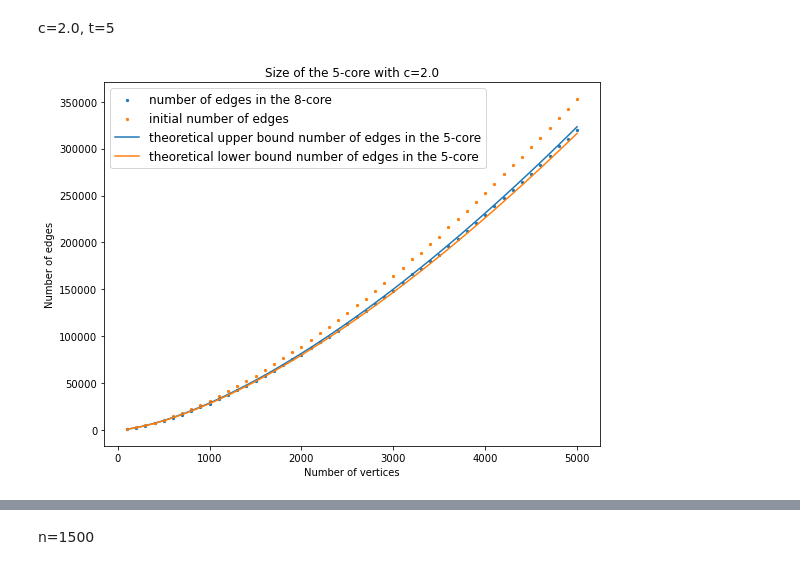
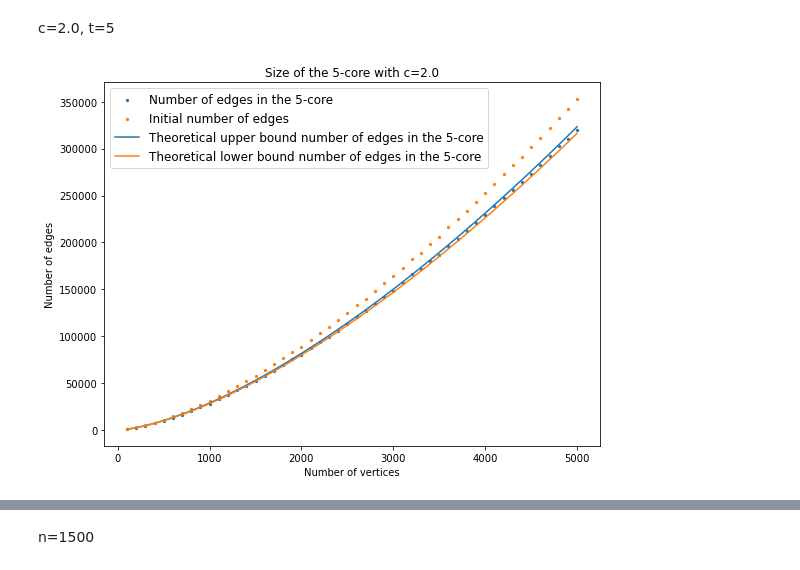
Before and after one commit to soumikdt/Edge-Collapse-On-Random-Clique-Complex, a Jupyter notebook: visual.ipynb, the cells around one changed output, grey strips where cells are left out. Drawn from its saved outputs; the diff is of its cells as text; code cells hidden in the pictures.

```diff
--- a/visual.ipynb
+++ b/visual.ipynb
@@ -126,36 +126,36 @@ def f(x,c):
 
 def gamma(c):
   maxt = t
   z=0
   for i in range(0,maxt+1):
     #print(i, z, 1-f(z,c)-(c**2)*z*((1-z)**2), 1- ((c**2)/3.0)*(1-(1-z)**3))
     z=f(z,c)
   return(z, 1-f(z,c)-(c**2)*z*((1-z)**2), 1- ((c**2)/3.0)*(1-(1-z)**3))#(\gamma,lowerbound,upperbound)
 
 def expedge(n,c):
 	return(0.5*c*(sqrt(n))*(n-1))
 
 thval= gamma(2.0)
 ub = thval[2]
 lb = thval[1]
 
 c=2.0 # change accordingly
 m_ub = [ub*expedge(n,c) for n in n_vertex]
 m_lb = [lb*expedge(n,c) for n in n_vertex]
 
 
 # Plotting the data
 plt.figure(figsize=(8, 6))  # Adjust the figure size as needed
-plt.scatter(n_vertex, m_final, s=5, label = 'number of edges in the 8-core')
-plt.scatter(n_vertex, m_initial, s=5, label = 'initial number of edges')
-plt.plot(n_vertex, m_ub, label = 'theoretical upper bound number of edges in the 5-core')
-plt.plot(n_vertex, m_lb, label = 'theoretical lower bound number of edges in the 5-core')
+plt.scatter(n_vertex, m_final, s=5, label = 'Number of edges in the 5-core')
+plt.scatter(n_vertex, m_initial, s=5, label = 'Initial number of edges')
+plt.plot(n_vertex, m_ub, label = 'Theoretical upper bound number of edges in the 5-core')
+plt.plot(n_vertex, m_lb, label = 'Theoretical lower bound number of edges in the 5-core')
 plt.title('Size of the 5-core with c=2.0')
 plt.xlabel('Number of vertices')
 plt.ylabel('Number of edges')
 plt.legend(fontsize='large')
 plt.tight_layout()  # Adjust layout to prevent clipping of labels
 plt.show()
 # %% [output]
-[figure, old version]
+[figure, new version]
 # %% [markdown]
```
Also changed, not shown: parts of 8 cells of this notebook.
